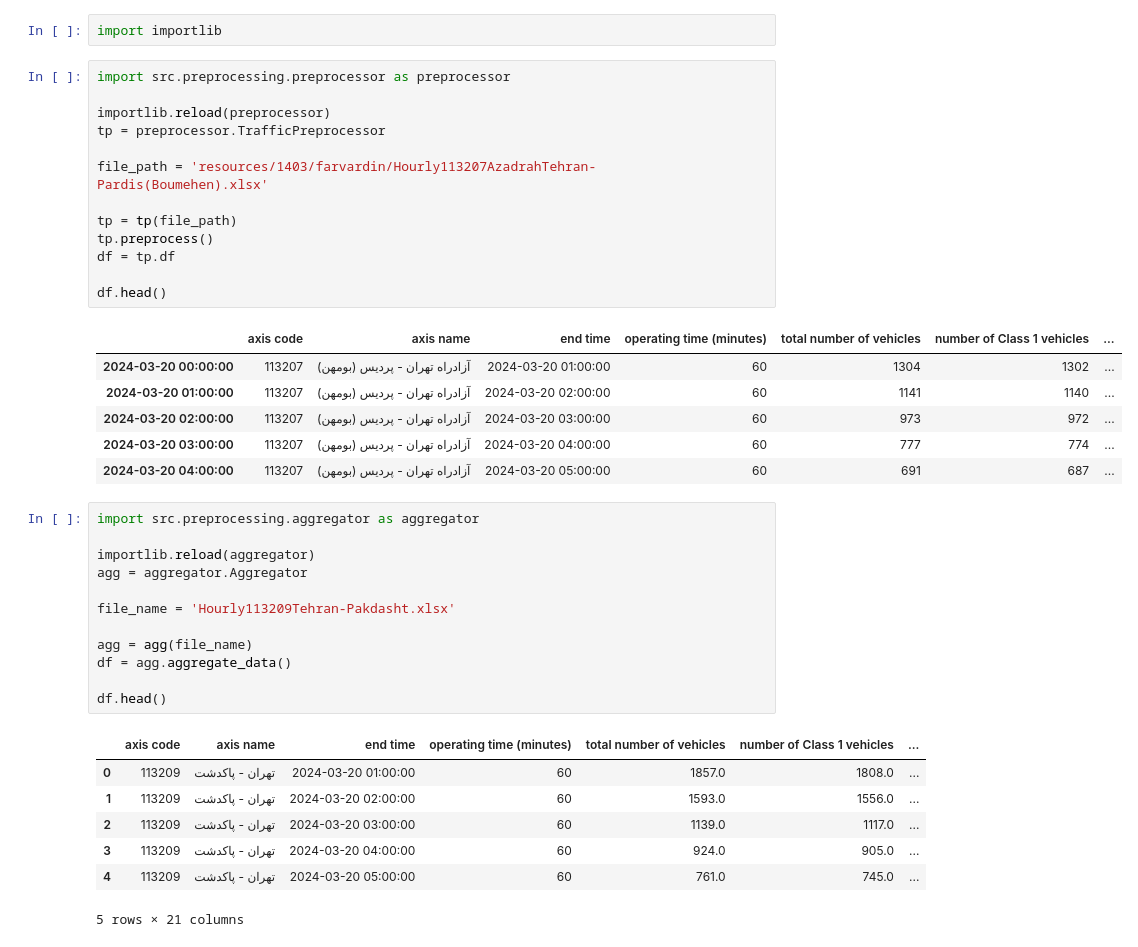
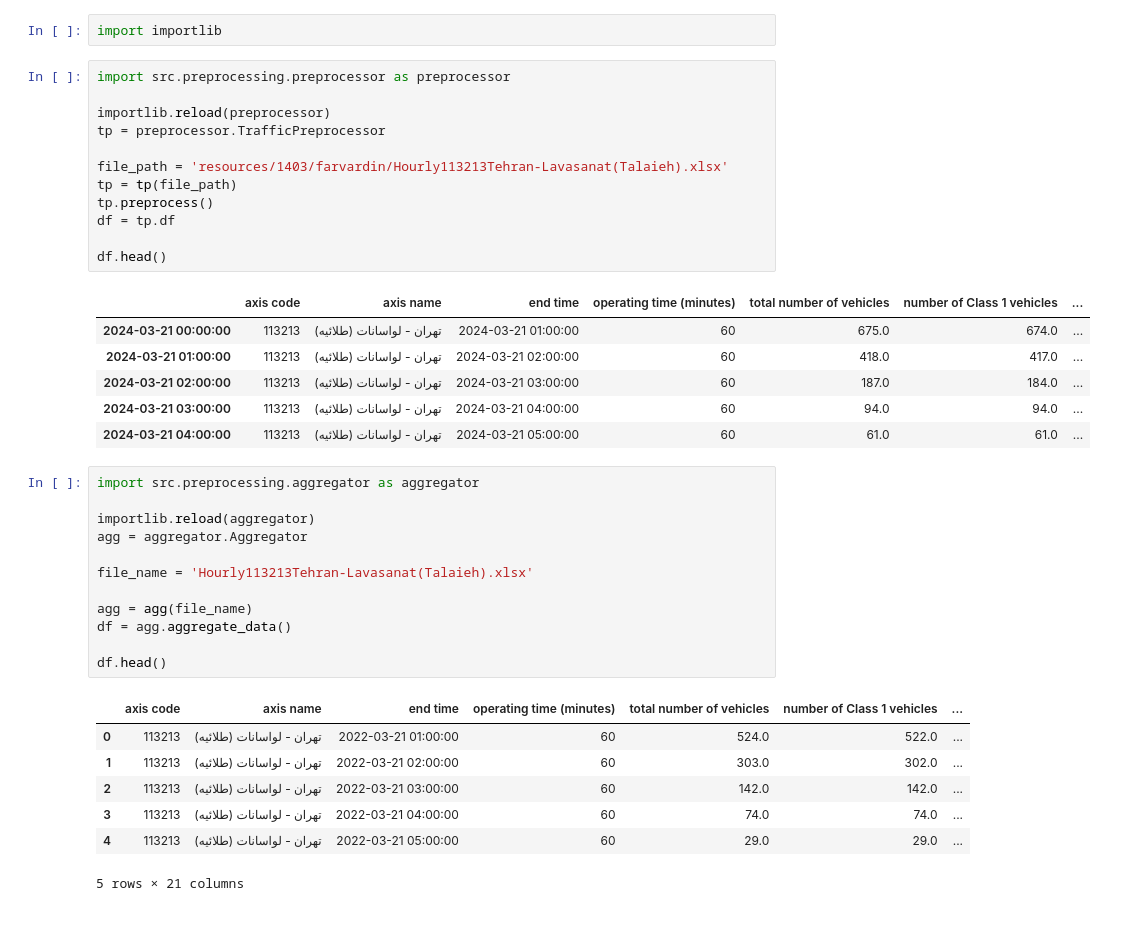
Before and after one commit to Regression1404/pulse-of-tehran, a Jupyter notebook: analysis.ipynb, the cells around one changed output. Drawn from its saved outputs; the diff is of its cells as text.

```diff
--- a/analysis.ipynb
+++ b/analysis.ipynb
@@ -3,30 +3,29 @@ import importlib
 # %%
 import src.preprocessing.preprocessor as preprocessor
 
 importlib.reload(preprocessor)
 tp = preprocessor.TrafficPreprocessor
 
-file_path = 'resources/1403/farvardin/Hourly113207AzadrahTehran-Pardis(Boumehen).xlsx'
-
+file_path = 'resources/1403/farvardin/Hourly113213Tehran-Lavasanat(Talaieh).xlsx'
 tp = tp(file_path)
 tp.preprocess()
 df = tp.df
 
 df.head()
 # %% [output]
 |  | axis code | axis name | end time | operating time (minutes) | total number of vehicles | number of Class 1 vehicles | ... |
-| 2024-03-20 00:00:00 | 113207 | آزادراه تهران - پرديس (بومهن) | 2024-03-20 01:00:00 | 60 | 1304 | 1302 | ... |
-| 2024-03-20 01:00:00 | 113207 | آزادراه تهران - پرديس (بومهن) | 2024-03-20 02:00:00 | 60 | 1141 | 1140 | ... |
-| 2024-03-20 02:00:00 | 113207 | آزادراه تهران - پرديس (بومهن) | 2024-03-20 03:00:00 | 60 | 973 | 972 | ... |
-| 2024-03-20 03:00:00 | 113207 | آزادراه تهران - پرديس (بومهن) | 2024-03-20 04:00:00 | 60 | 777 | 774 | ... |
-| 2024-03-20 04:00:00 | 113207 | آزادراه تهران - پرديس (بومهن) | 2024-03-20 05:00:00 | 60 | 691 | 687 | ... |
+| 2024-03-21 00:00:00 | 113213 | تهران - لواسانات (طلائيه) | 2024-03-21 01:00:00 | 60 | 675.0 | 674.0 | ... |
+| 2024-03-21 01:00:00 | 113213 | تهران - لواسانات (طلائيه) | 2024-03-21 02:00:00 | 60 | 418.0 | 417.0 | ... |
+| 2024-03-21 02:00:00 | 113213 | تهران - لواسانات (طلائيه) | 2024-03-21 03:00:00 | 60 | 187.0 | 184.0 | ... |
+| 2024-03-21 03:00:00 | 113213 | تهران - لواسانات (طلائيه) | 2024-03-21 04:00:00 | 60 | 94.0 | 94.0 | ... |
+| 2024-03-21 04:00:00 | 113213 | تهران - لواسانات (طلائيه) | 2024-03-21 05:00:00 | 60 | 61.0 | 61.0 | ... |
 # %%
 import src.preprocessing.aggregator as aggregator
 
 importlib.reload(aggregator)
 agg = aggregator.Aggregator
 
-file_name = 'Hourly113209Tehran-Pakdasht.xlsx'
+file_name = 'Hourly113213Tehran-Lavasanat(Talaieh).xlsx'
 
 agg = agg(file_name)
 df = agg.aggregate_data()
@@ -34,11 +33,11 @@ df = agg.aggregate_data()
 df.head()
 # %% [output]
 |  | axis code | axis name | end time | operating time (minutes) | total number of vehicles | number of Class 1 vehicles | ... |
-| 0 | 113209 | تهران - پاکدشت | 2024-03-20 01:00:00 | 60 | 1857.0 | 1808.0 | ... |
-| 1 | 113209 | تهران - پاکدشت | 2024-03-20 02:00:00 | 60 | 1593.0 | 1556.0 | ... |
-| 2 | 113209 | تهران - پاکدشت | 2024-03-20 03:00:00 | 60 | 1139.0 | 1117.0 | ... |
-| 3 | 113209 | تهران - پاکدشت | 2024-03-20 04:00:00 | 60 | 924.0 | 905.0 | ... |
-| 4 | 113209 | تهران - پاکدشت | 2024-03-20 05:00:00 | 60 | 761.0 | 745.0 | ... |
+| 0 | 113213 | تهران - لواسانات (طلائيه) | 2022-03-21 01:00:00 | 60 | 524.0 | 522.0 | ... |
+| 1 | 113213 | تهران - لواسانات (طلائيه) | 2022-03-21 02:00:00 | 60 | 303.0 | 302.0 | ... |
+| 2 | 113213 | تهران - لواسانات (طلائيه) | 2022-03-21 03:00:00 | 60 | 142.0 | 142.0 | ... |
+| 3 | 113213 | تهران - لواسانات (طلائيه) | 2022-03-21 04:00:00 | 60 | 74.0 | 74.0 | ... |
+| 4 | 113213 | تهران - لواسانات (طلائيه) | 2022-03-21 05:00:00 | 60 | 29.0 | 29.0 | ... |
 5 rows × 21 columns
 # %%
 import src.preprocessing.data_selector as data_selector
```
Also changed, not shown: parts of 3 cells of this notebook, 1 other file.
